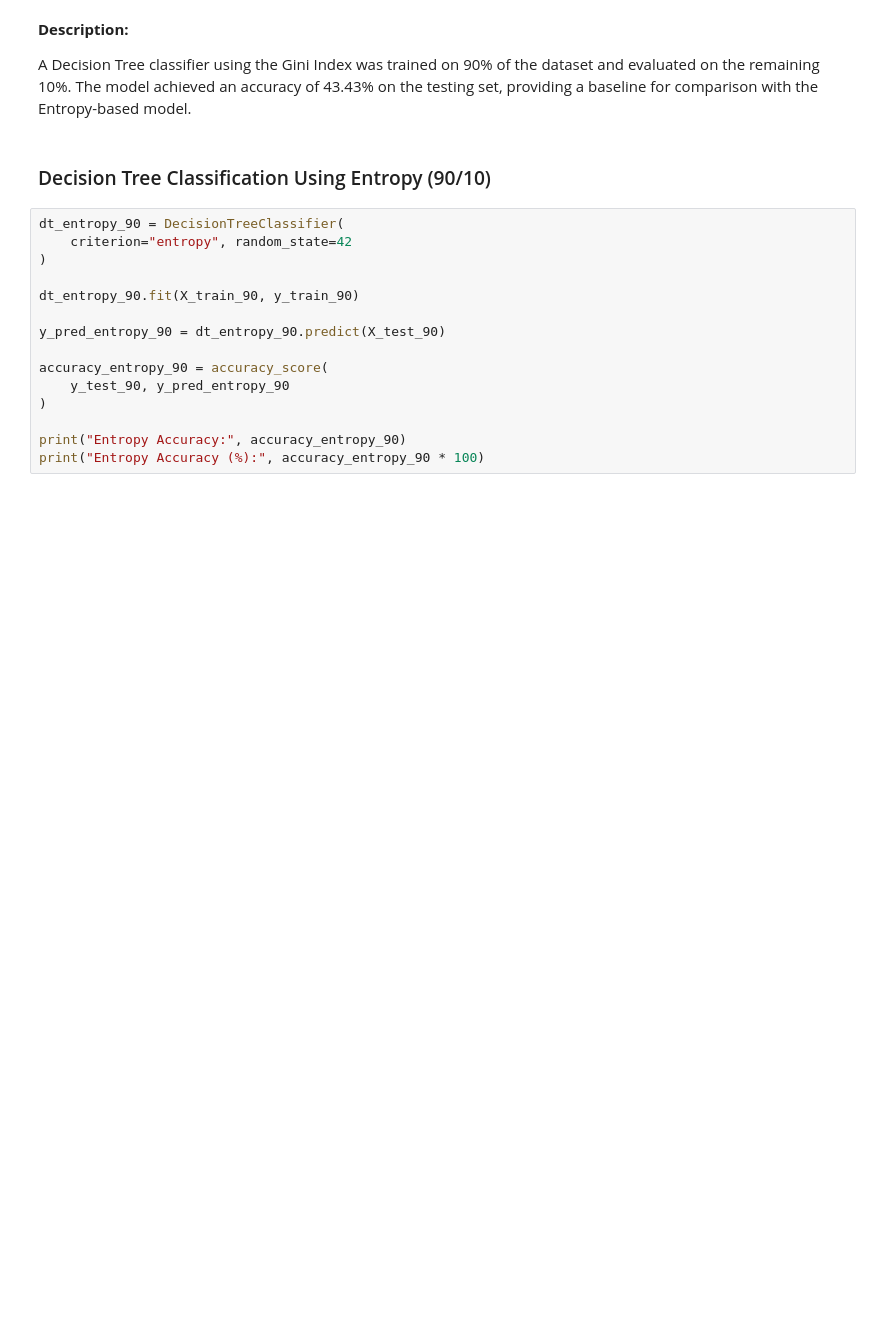
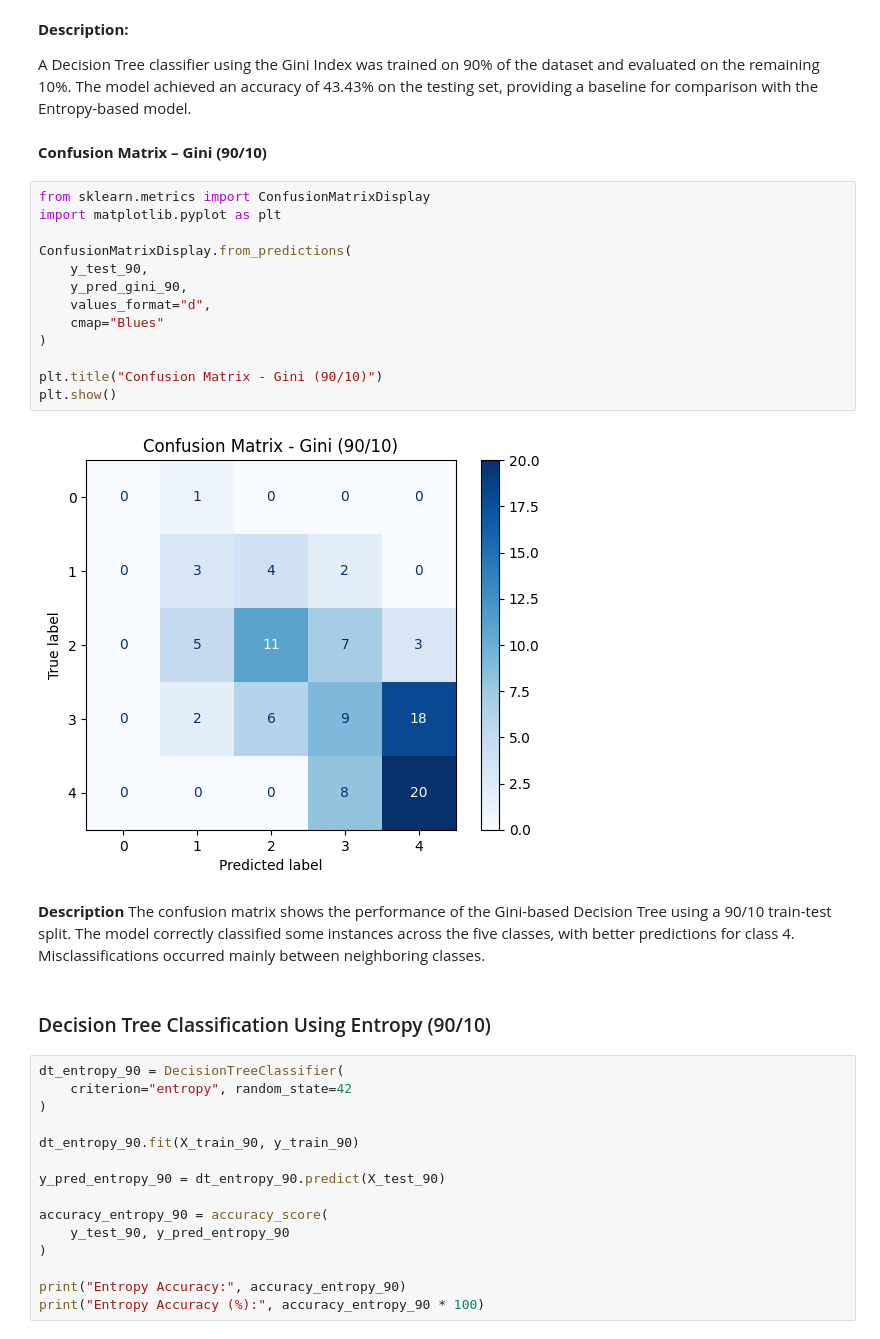
Before and after one commit to wjd123p/IT326-Project, a Jupyter notebook: Reports/Phase3.ipynb, the cells around one changed output. Cells and saved outputs as stored; diff of their text form; blank space fills up the shorter version.

```diff
--- a/Reports/Phase3.ipynb
+++ b/Reports/Phase3.ipynb
@@ -106,6 +124,26 @@ print("Gini Accuracy (%):", accuracy_gini_90 * 100)
 **Description:**
 
 A Decision Tree classifier using the Gini Index was trained on 90% of the dataset and evaluated on the remaining 10%. The model achieved an accuracy of 43.43% on the testing set, providing a baseline for comparison with the Entropy-based model.
+# %% [markdown]
+**Confusion Matrix – Gini (90/10)**
+# %%
+from sklearn.metrics import ConfusionMatrixDisplay
+import matplotlib.pyplot as plt
+
+ConfusionMatrixDisplay.from_predictions(
+    y_test_90,
+    y_pred_gini_90,
+    values_format="d",
+    cmap="Blues"
+)
+
+plt.title("Confusion Matrix - Gini (90/10)")
+plt.show()
+# %% [output]
+[figure, added]
+# %% [markdown]
+**Description**
+The confusion matrix shows the performance of the Gini-based Decision Tree using a 90/10 train-test split. The model correctly classified some instances across the five classes, with better predictions for class 4. Misclassifications occurred mainly between neighboring classes.
 # %% [markdown]
 ### Decision Tree Classification Using Entropy (90/10)
 # %%
```
Also changed, not shown: parts of 29 cells of this notebook.
